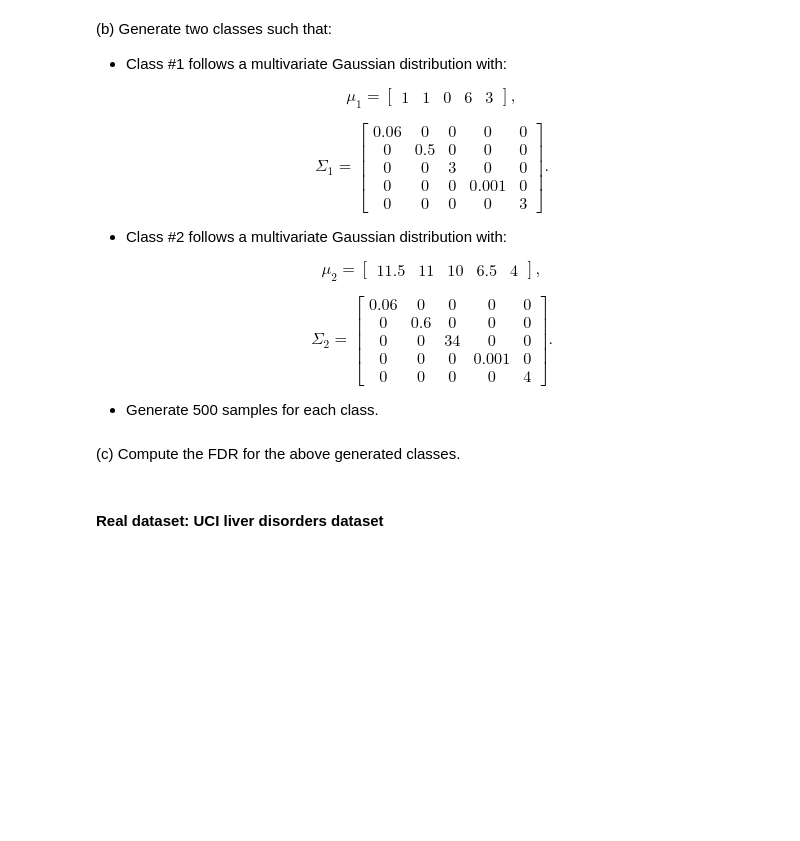
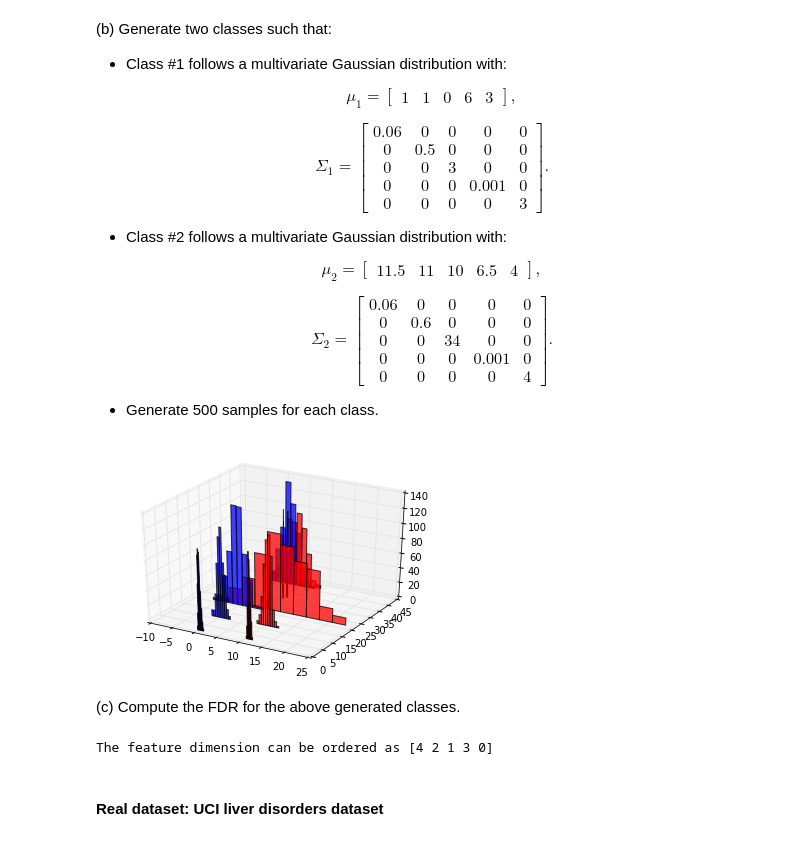
Before and after one commit to yanik-porto/B31XI-SI-Features-Selection, a Jupyter notebook: features-selection.ipynb, the cells around one changed output. Saved outputs shown, nothing was run; the diff lists cells and outputs as text; code cells hidden in the pictures; blank space fills up the shorter version.

```diff
--- a/features-selection.ipynb
+++ b/features-selection.ipynb
@@ -194,41 +195,45 @@ $$\Sigma_2 = \left[ \begin{matrix} 0.06 & 0 & 0 & 0 & 0 \\ 0 & 0.6 & 0 & 0 & 0 \
 # %%
 
 # Define the mean and covariance
 ### Use np.array() and np.diagflat()
-mean1, mean2 = ...
-std1, std2 = ...
+mean1, mean2 = np.array([1, 1, 0, 6, 3]), np.array([11.5, 11, 10, 6.5, 4])
+std1, std2 = np.diagflat([0.06, 0.5, 3, 0.001, 3]), np.diagflat([0.06, 0.6, 34, 0.001, 4])
 
 # Define the number of data in each class
-n_samples = ...
+n_samples = 500
 
 # Generate the data
 ### Use np.random.multivariate_normal()
-class_1 = ...
-class_2 = ...
+class_1 = np.random.multivariate_normal(mean1, std1, n_samples)
+class_2 = np.random.multivariate_normal(mean2, std2, n_samples)
 
 # Plot the different distribution for each dimension
 nb_bins = 10
 fig = plt.figure()
 ax = fig.add_subplot(111, projection='3d')
 for dim in range(0, np.size(mean1)):
     # Plot the PDF of the class #1
     bins, n = np.histogram(class_1[:, dim], nb_bins, normed = False)
     ax.bar(n[0:-1], bins, (dim * 10), zdir='y', color='b', alpha=0.75, width=n[1]-n[0], edgecolor='none')
     # Plot the PDF of the class #2
     bins, n = np.histogram(class_2[:, dim], nb_bins, normed = False)
     ax.bar(n[0:-1], bins, (dim * 10) + 1, zdir='y', color='r', alpha=0.75, width=n[1]-n[0], edgecolor='none')
 plt.show()
+# %% [output]
+[figure, added]
 # %% [markdown]
 (c) Compute the FDR for the above generated classes.
 # %%
 
 # Compute the Fisher ratio
 ### Use the function implemented FisherDiscriminantRatio()
-fisher_ratio = ...
+fisher_ratio = FisherDiscriminantRatio(class_1, class_2)
 
 # Find the most discriminative feature dimension
 ### Use np.argsort() to know which feature dimension are the most important
 print 'The feature dimension can be ordered as {}'.format(np.argsort(fisher_ratio))
+# %% [output]
+The feature dimension can be ordered as [4 2 1 3 0]
 # %% [markdown]
 #### Real dataset: UCI liver disorders dataset
 # %% [markdown]
```
Also changed, not shown: parts of 9 cells of this notebook.
